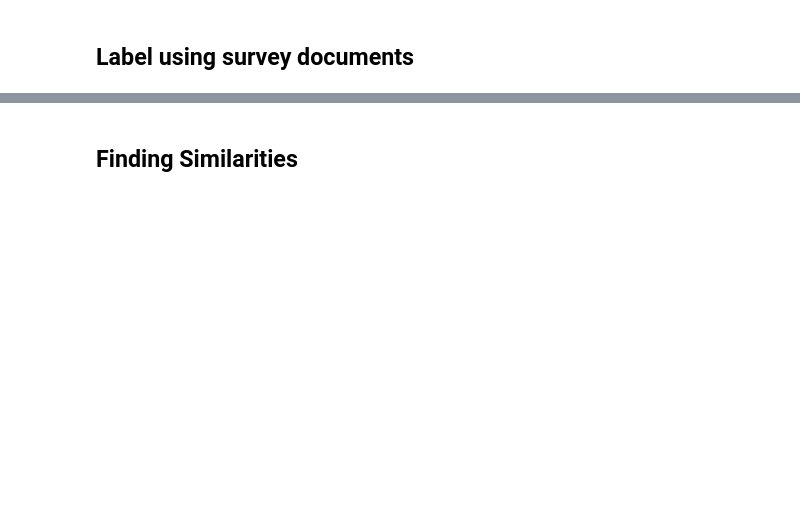
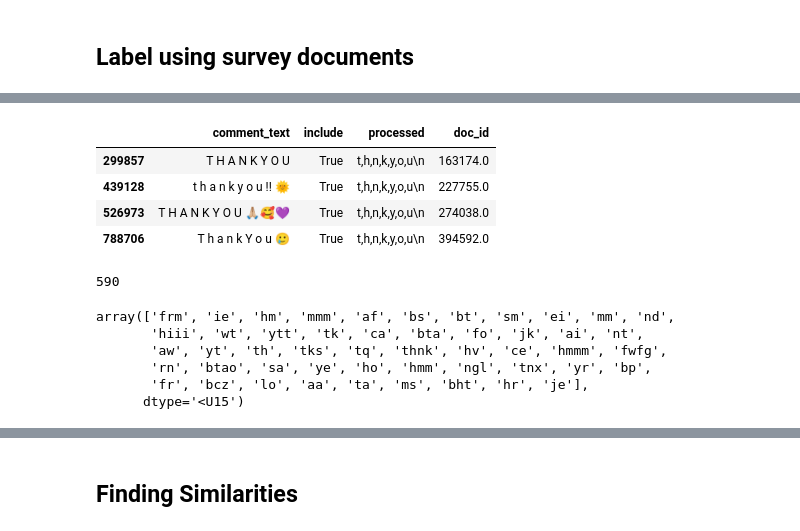
Before and after one commit to sdoosti/Fitness, a Jupyter notebook: analysis/new_labeling_new_model.ipynb, the cells around one changed output, grey strips where cells are left out. Drawn from its saved outputs; the diff is of its cells as text; code cells hidden in the pictures; blank space fills up the shorter version.

Commit message:
refine the topics

```diff
--- a/analysis/new_labeling_new_model.ipynb
+++ b/analysis/new_labeling_new_model.ipynb
@@ -14,6 +15,7 @@ import re
 
 DATA_PATH = "C:/Users/doosti/Dropbox (Chapman)/Research/Research Projects/Fitness/Data/"
 processed_file="processed_comments_122923.txt"
+# use processed_comments_122923_fast.txt if newpreprocessed model is used (instead of newpreprocessed2)
 comments_file="merged_comments.csv"
 #labeled = "comments_activity_motives.csv"
 #sim_labels = "comments_similarity_labels.csv"
@@ -27,11 +29,13 @@ with open(os.path.join(DATA_PATH,processed_file),"r", encoding="utf-8") as f:
 length_include = [len(re.sub("\d+", "", x.strip()).split(','))>5 for x in processed_docs]
 
 comments = pd.read_csv(os.path.join(DATA_PATH, "merged_comments.csv"))
-comments = comments[comments.comment_text.notnull()].copy()
+#comments = comments[comments.comment_text.notnull()].copy()
 
 print(f"the total number of comments is {comments.shape[0]+labeled.shape[0]}")
 
 comments2 = pd.DataFrame(data={'comment_text':comments.comment_text.tolist()+labeled.comment_text.tolist()})
+comments2 = comments2[comments2.comment_text.notnull()].copy()
 comments2['include'] = length_include
+comments2['processed'] = processed_docs
 print(f"the total number of comments processed is {comments2[comments2.include].shape[0]}")
 # %% [output]
@@ -107,0 +355,8 @@ ValueError: Query needs to be a string.
+# %%
+comments2[comments2.processed=='t,h,n,k,y,o,u\n']
+# %% [output]
+|  | comment_text | include | processed | doc_id |
+| 299857 | T H A N K Y O U | True | t,h,n,k,y,o,u\n | 163174.0 |
+| 439128 | t h a n k y o u !! 🌞 | True | t,h,n,k,y,o,u\n | 227755.0 |
+| 526973 | T H A N K Y O U 🙏🏼🥰💜 | True | t,h,n,k,y,o,u\n | 274038.0 |
+| 788706 | T h a n k Y o u 🥲 | True | t,h,n,k,y,o,u\n | 394592.0 |
@@ -107,0 +365,4 @@ ValueError: Query needs to be a string.
+# %%
+dir(model)
+# %% [output]
+590
@@ -107,0 +373,9 @@ ValueError: Query needs to be a string.
+# %%
+topic_words[590]
+# %% [output]
+array(['frm', 'ie', 'hm', 'mmm', 'af', 'bs', 'bt', 'sm', 'ei', 'mm', 'nd',
+       'hiii', 'wt', 'ytt', 'tk', 'ca', 'bta', 'fo', 'jk', 'ai', 'nt',
+       'aw', 'yt', 'th', 'tks', 'tq', 'thnk', 'hv', 'ce', 'hmmm', 'fwfg',
+       'rn', 'btao', 'sa', 'ye', 'ho', 'hmm', 'ngl', 'tnx', 'yr', 'bp',
+       'fr', 'bcz', 'lo', 'aa', 'ta', 'ms', 'bht', 'hr', 'je'],
+      dtype='<U15')
```
Also changed, not shown: parts of 29 cells of this notebook.
